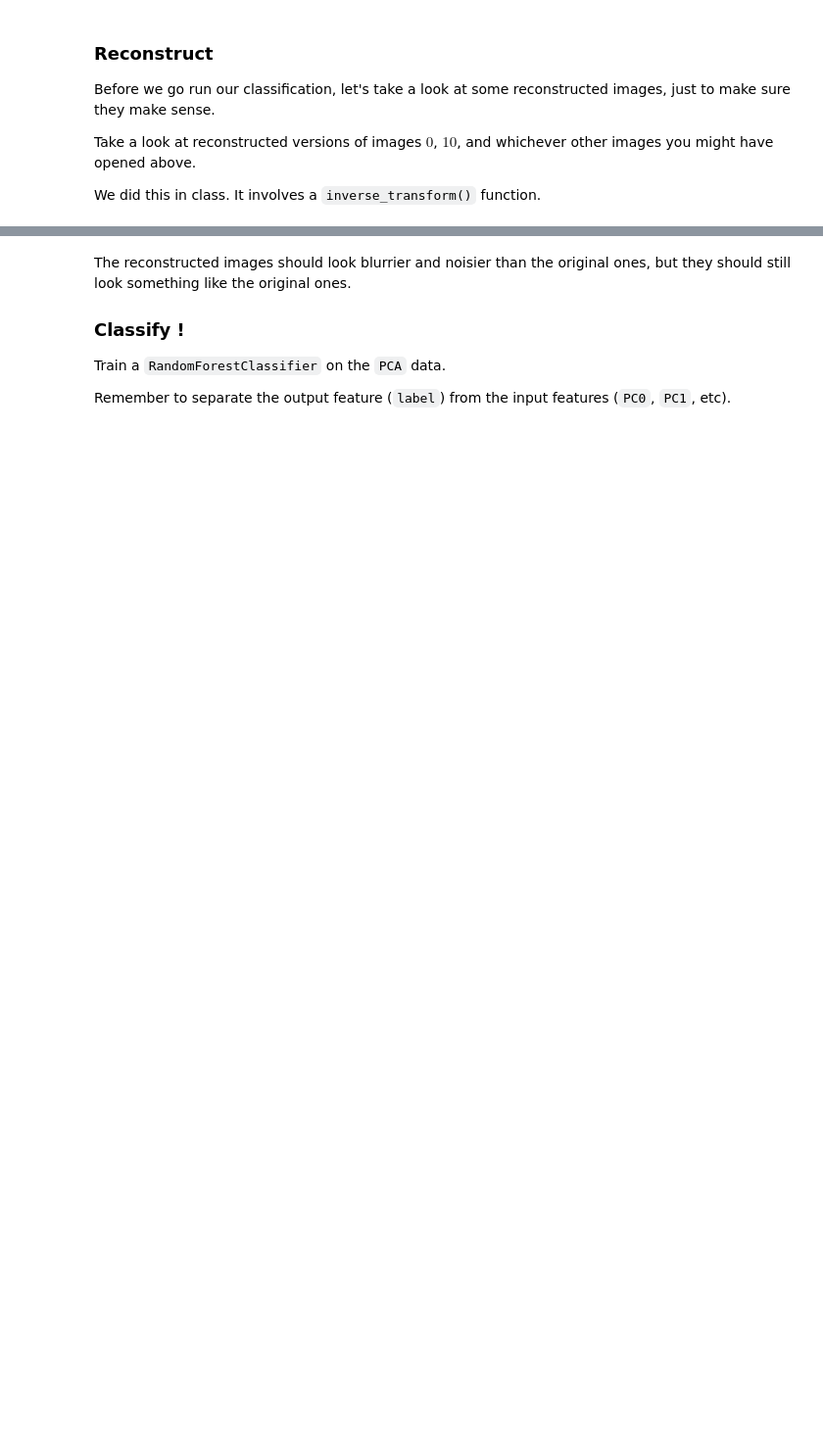
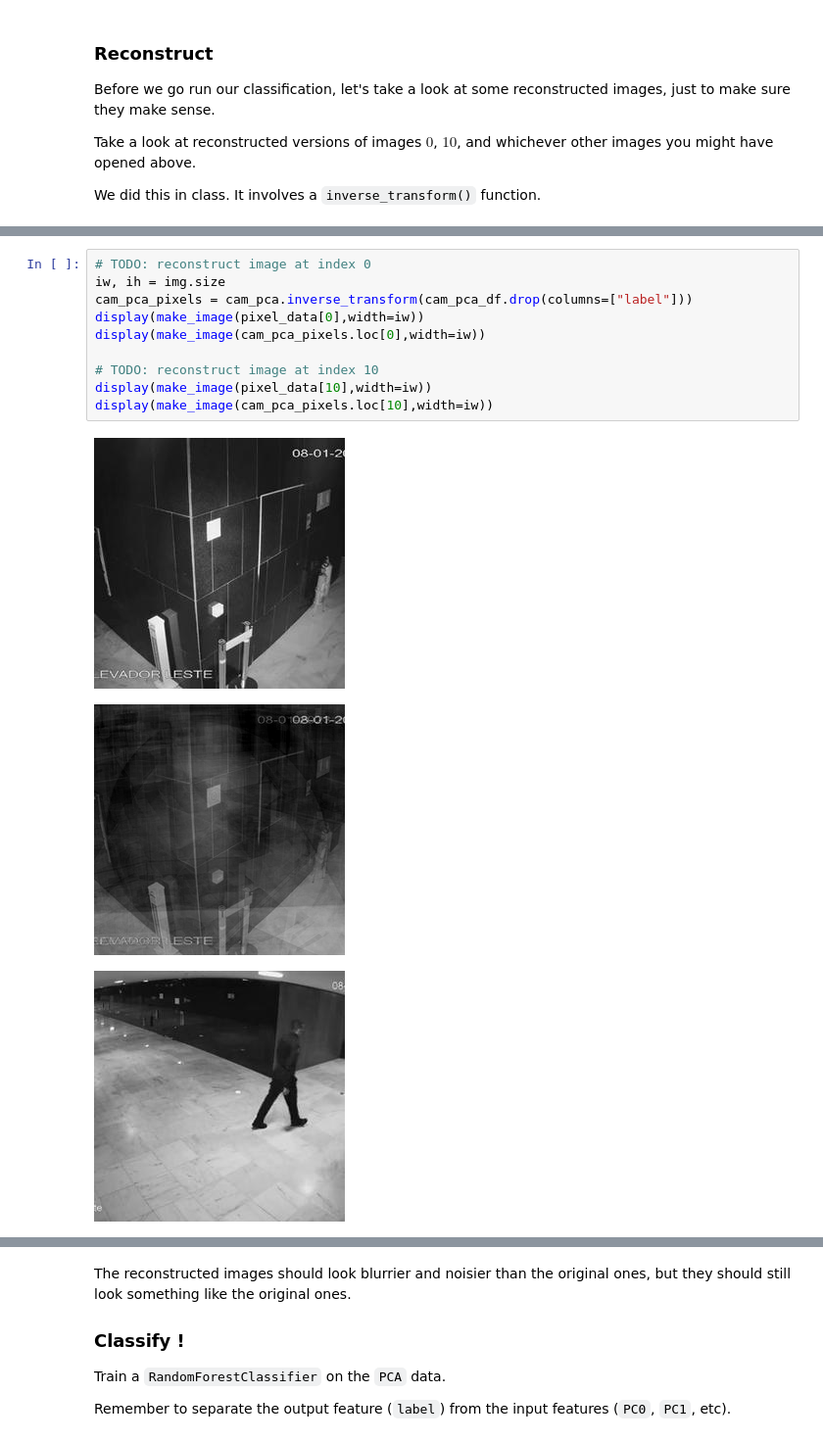
Before and after one commit to PSAM5020-songhan/Homework09, a Jupyter notebook: Homework09.ipynb, the cells around one changed output, grey strips where cells are left out. Shown at 98% size. Saved outputs shown, nothing was run; the diff lists cells and outputs as text; blank space fills up the shorter version.

```diff
--- a/Homework09.ipynb
+++ b/Homework09.ipynb
@@ -119,0 +153,14 @@ We did this in class. It involves a `inverse_transform()` function.
+# %%
+# TODO: reconstruct image at index 0
+iw, ih = img.size
+cam_pca_pixels = cam_pca.inverse_transform(cam_pca_df.drop(columns=["label"]))
+display(make_image(pixel_data[0],width=iw))
+display(make_image(cam_pca_pixels.loc[0],width=iw))
+
+# TODO: reconstruct image at index 10
+display(make_image(pixel_data[10],width=iw))
+display(make_image(cam_pca_pixels.loc[10],width=iw))
+# %% [output]
+[figure, added]
+[figure, added]
+[figure, added]
```
Also changed, not shown: parts of 15 cells of this notebook.
